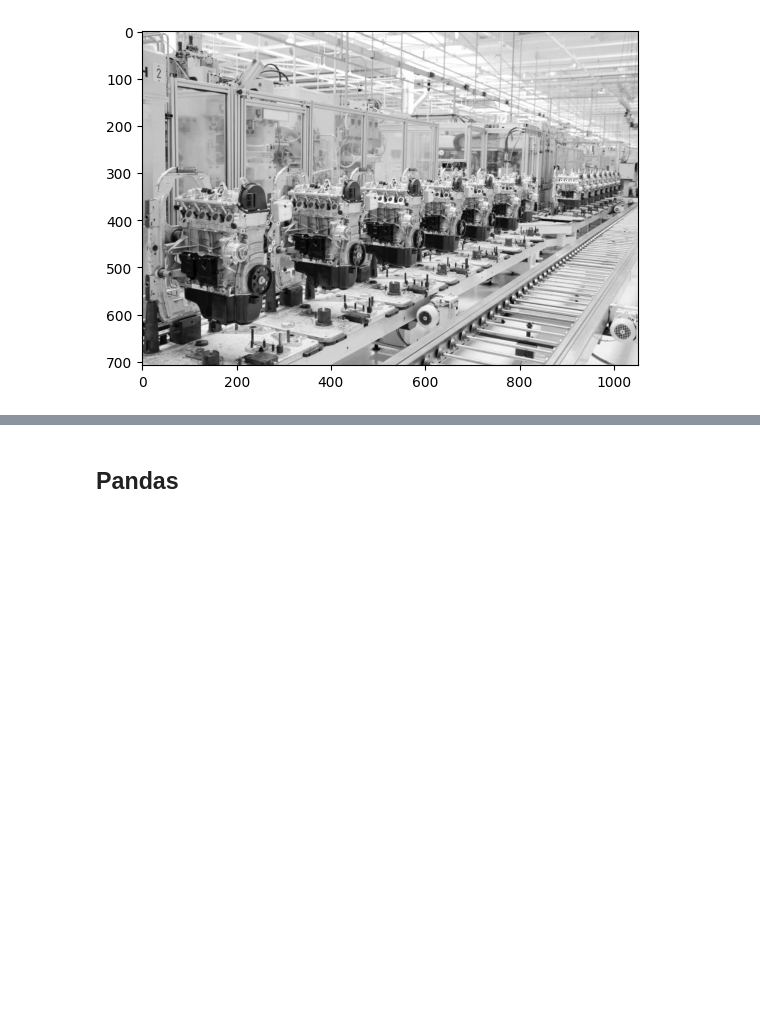
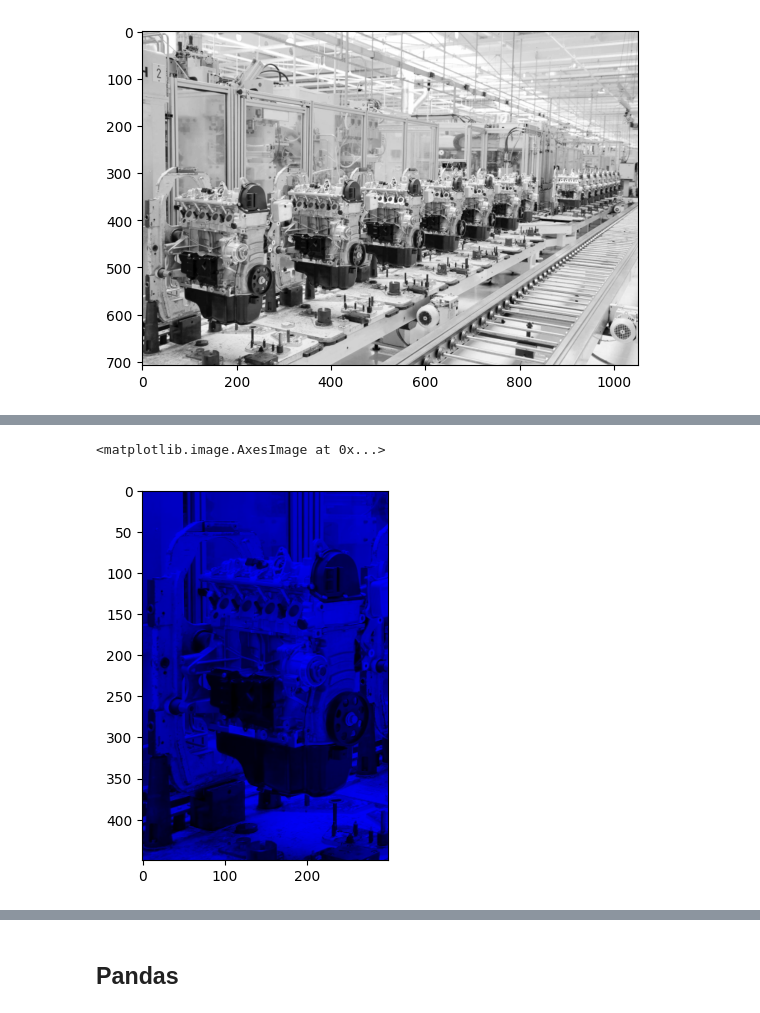
Before and after one commit to Luis-ramirez-r/predictive_maintenance, a Jupyter notebook: notebooks/Clase22.ipynb, the cells around one changed output, grey strips where cells are left out. Saved outputs shown, nothing was run; the diff lists cells and outputs as text; code cells hidden in the pictures; blank space fills up the shorter version.

```diff
--- a/notebooks/Clase22.ipynb
+++ b/notebooks/Clase22.ipynb
@@ -35,0 +43,9 @@ plt.imshow(img[:,:,0],cmap='gray')
+# %%
+
+img_b = img[:,:,:].copy()
+img_b[:,:,0] = 0
+img_b[:,:,1] = 0
+plt.imshow(img_b[250:700,0:300 ,:] )
+# %% [output]
+<matplotlib.image.AxesImage at 0x...>
+[figure, added]
```
Also changed, not shown: parts of 15 cells of this notebook.
